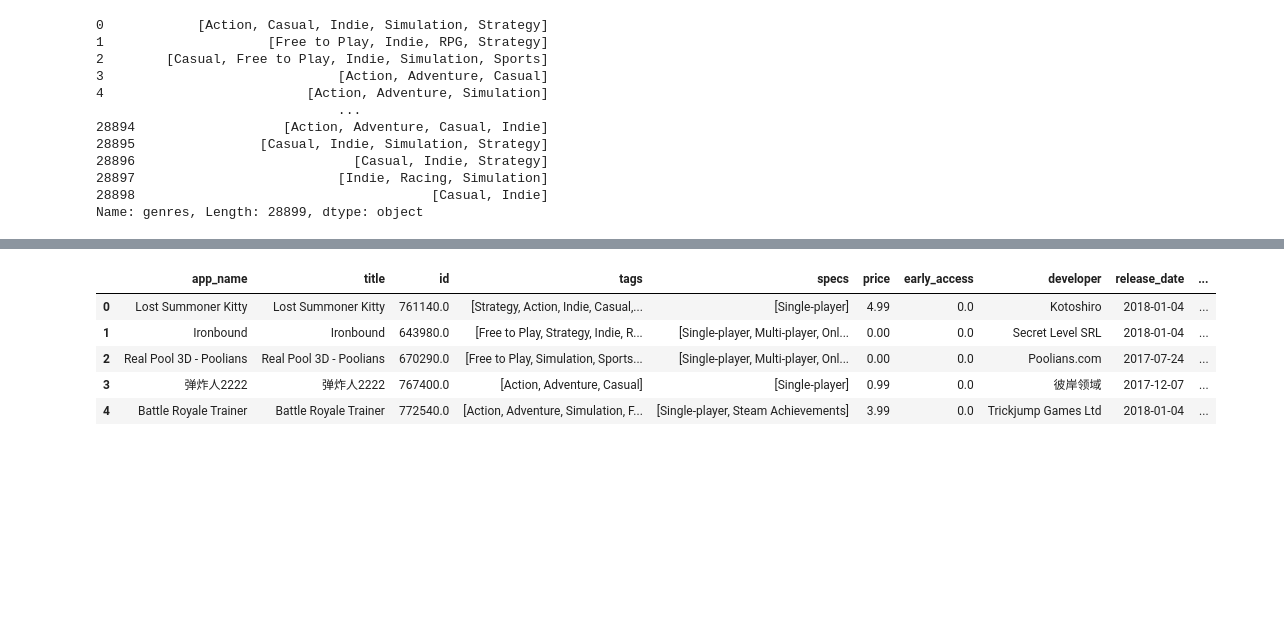
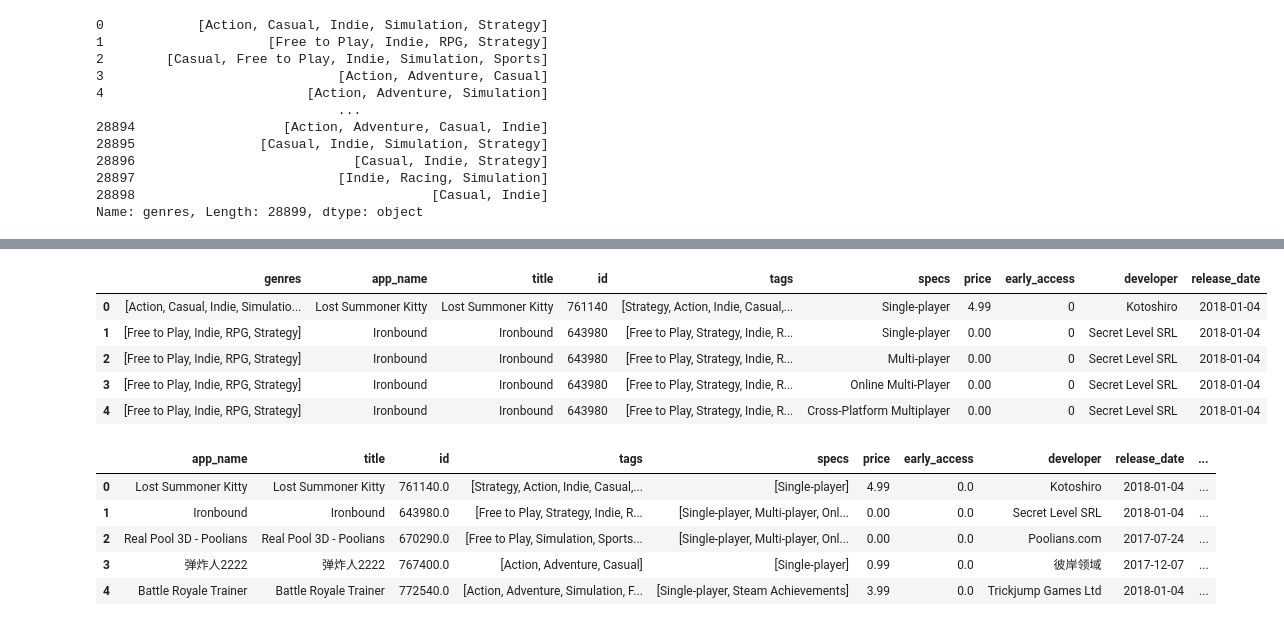
Before and after one commit to AlterCaimi/PI1_MLOps_Steam, a Jupyter notebook: etl_steam_games.ipynb, the cells around one changed output, grey strips where cells are left out. Saved outputs shown, nothing was run; the diff lists cells and outputs as text; code cells hidden in the pictures; blank space fills up the shorter version.

```diff
--- a/etl_steam_games.ipynb
+++ b/etl_steam_games.ipynb
@@ -585,0 +591,10 @@ Name: genres, Length: 28899, dtype: object
+# %%
+df_specs = df_steam.explode('specs').reset_index(drop=True)
+df_specs.head()
+# %% [output]
+|  | genres | app_name | title | id | tags | specs | price | early_access | developer | release_date |
+| 0 | [Action, Casual, Indie, Simulatio... | Lost Summoner Kitty | Lost Summoner Kitty | 761140 | [Strategy, Action, Indie, Casual,... | Single-player | 4.99 | 0 | Kotoshiro | 2018-01-04 |
+| 1 | [Free to Play, Indie, RPG, Strategy] | Ironbound | Ironbound | 643980 | [Free to Play, Strategy, Indie, R... | Single-player | 0.00 | 0 | Secret Level SRL | 2018-01-04 |
+| 2 | [Free to Play, Indie, RPG, Strategy] | Ironbound | Ironbound | 643980 | [Free to Play, Strategy, Indie, R... | Multi-player | 0.00 | 0 | Secret Level SRL | 2018-01-04 |
+| 3 | [Free to Play, Indie, RPG, Strategy] | Ironbound | Ironbound | 643980 | [Free to Play, Strategy, Indie, R... | Online Multi-Player | 0.00 | 0 | Secret Level SRL | 2018-01-04 |
+| 4 | [Free to Play, Indie, RPG, Strategy] | Ironbound | Ironbound | 643980 | [Free to Play, Strategy, Indie, R... | Cross-Platform Multiplayer | 0.00 | 0 | Secret Level SRL | 2018-01-04 |
```
Also changed, not shown: parts of 6 cells of this notebook, 4 other files.
